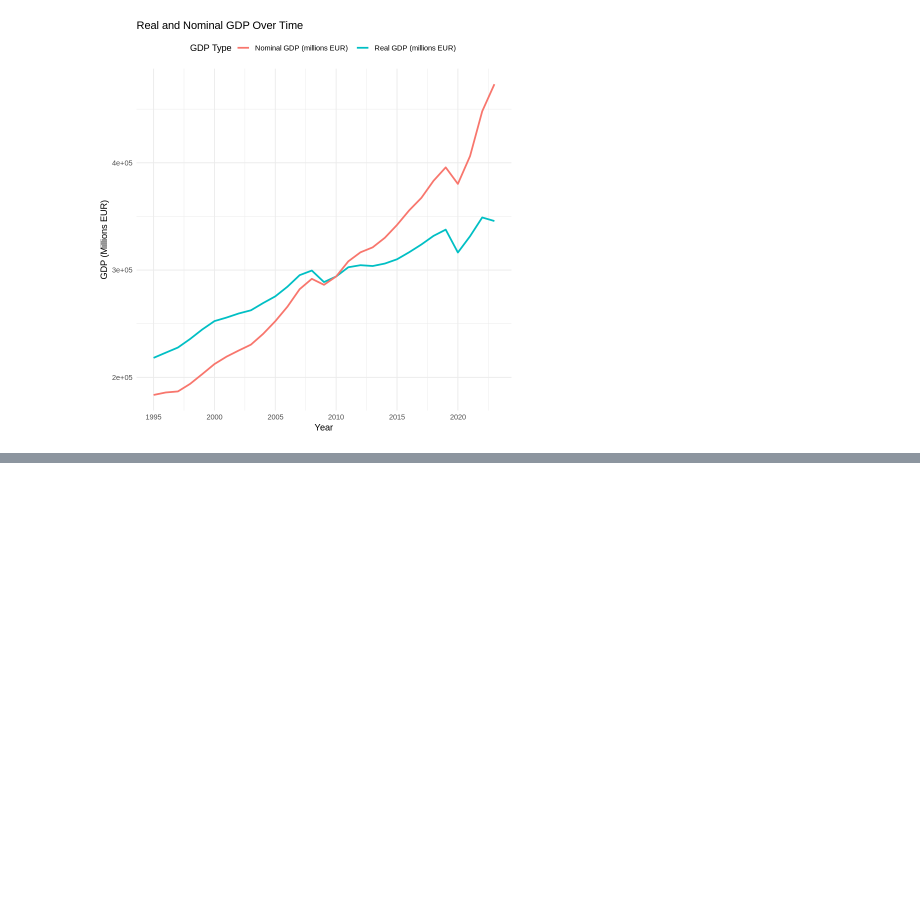
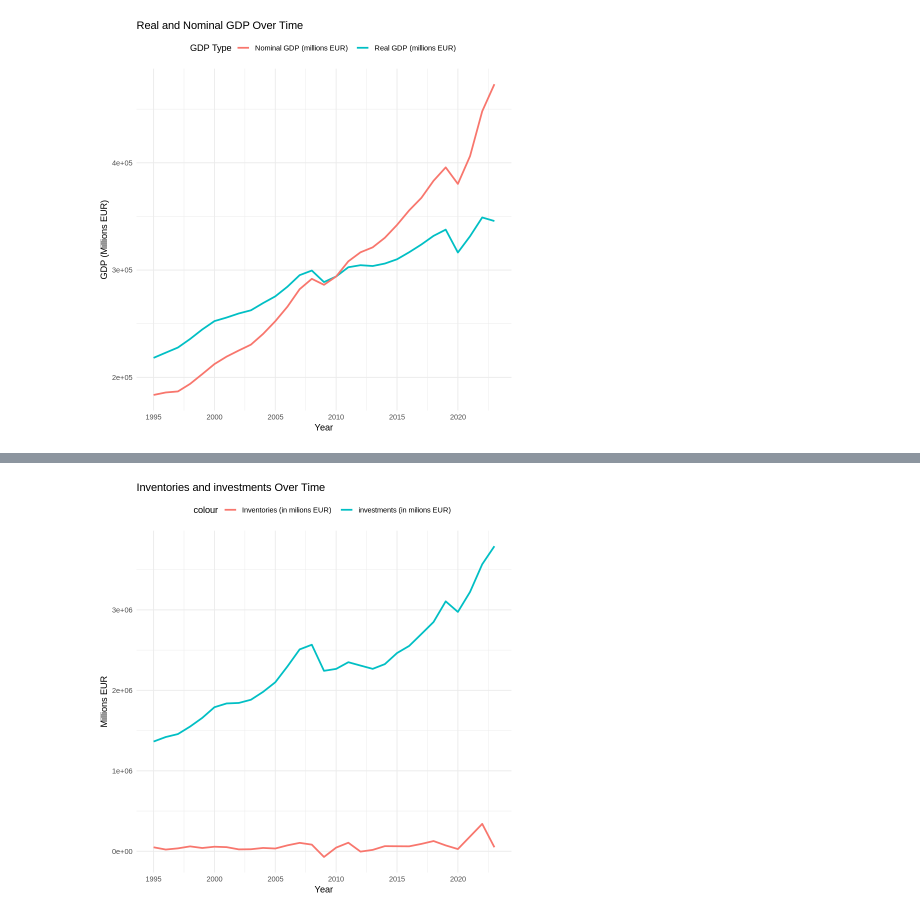
Before and after one commit to urosgodnov/BigData, a Jupyter notebook: ANALYSIS_OF_ECONOMIC_PERFORMANCE_OF_COUNTRIES_OVER_TIME.ipynb, the cells around one changed output, grey strips where cells are left out. Drawn from its saved outputs; the diff is of its cells as text; code cells hidden in the pictures; blank space fills up the shorter version.

```diff
--- a/ANALYSIS_OF_ECONOMIC_PERFORMANCE_OF_COUNTRIES_OVER_TIME.ipynb
+++ b/ANALYSIS_OF_ECONOMIC_PERFORMANCE_OF_COUNTRIES_OVER_TIME.ipynb
@@ -621,0 +674,17 @@ data_1_filtered |>
+# %%
+units<-c("Current prices, million euro")
+country<-c("EU27_2020")
+na_itemlabels<-c("Changes in inventories and acquisitions less disposals of valuables","Gross fixed capital formation")
+# %%
+df<-data_1_filtered |>
+  dplyr::filter(unitlabel %in% units) |>
+  dplyr::filter(geo %in% country) |>
+  dplyr::filter(na_itemlabel %in% na_itemlabels)|>
+  dplyr::select(geo, na_itemlabel, year, values) |>
+  pivot_wider(names_from=na_itemlabel, values_from = values)|>
+  rename("Inventories (in milions EUR)"="Changes in inventories and acquisitions less disposals of valuables",
+         "investments (in milions EUR)"="Gross fixed capital formation")
+
+  df|>
+    gt()|>
+      gts()
@@ -621,0 +709,14 @@ data_1_filtered |>
+# %%
+df |>
+  ggplot(aes(x = year)) +
+  geom_line(aes(y = `Inventories (in milions EUR)`, color = "Inventories (in milions EUR)"), linewidth = 1) +
+  geom_line(aes(y = `investments (in milions EUR)`, color = "investments (in milions EUR)"), linewidth = 1) +
+  labs(
+    title = "Inventories and investments Over Time",
+    x = "Year",
+    y = "Millions EUR"
+  ) +
+  theme_minimal() +
+  theme(legend.position = "top")
+# %% [output]
+[figure, added]
```
Also changed, not shown: parts of 13 cells of this notebook.
